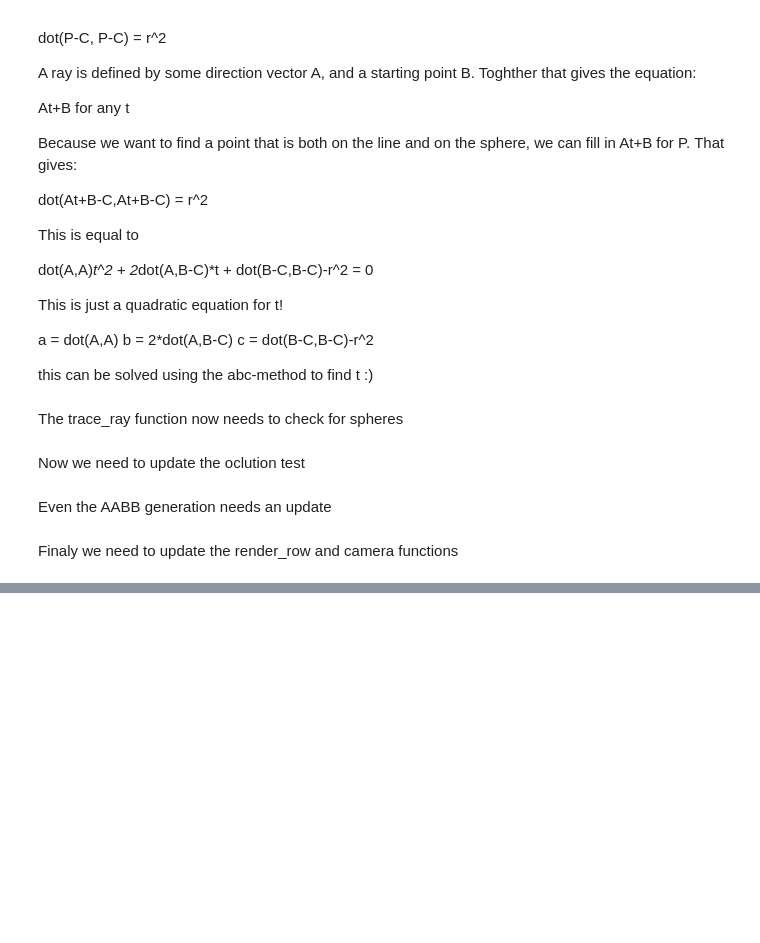
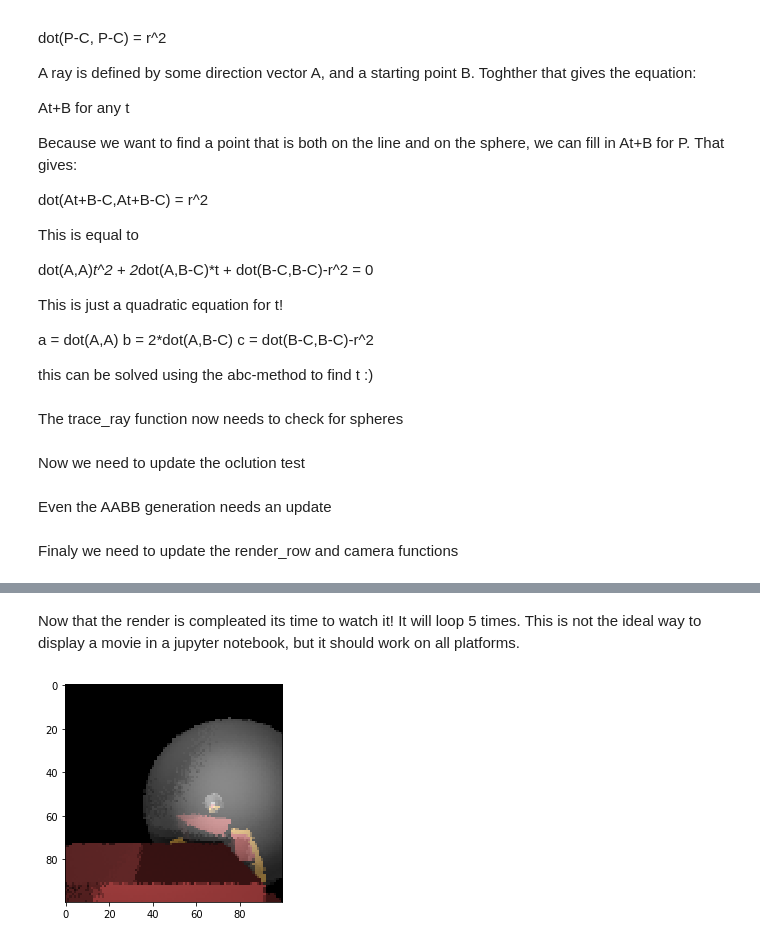
Before and after one commit to noahiscool13/PyRaytacerNotebook, a Jupyter notebook: Intro to raytracing in python.ipynb, the cells around one changed output, grey strips where cells are left out. Cells and saved outputs as stored; diff of their text form; code cells hidden in the pictures; blank space fills up the shorter version.

Commit message:
Add Part 10: Just like a movie, and a conclusion

```diff
--- a/Intro to raytracing in python.ipynb
+++ b/Intro to raytracing in python.ipynb
@@ -1628,0 +1676,12 @@ we will make a little animation!
+# %%
+SAMPLES_PER_PIXEL = 2
+FRAMES = 20
+DISTANCE = 2.5
+
+frames = []
+
+print("STARTING RENDER")
+
+for x in range(FRAMES):
+    frames.append(camera(Vec3(0,0,x/FRAMES*DISTANCE),100,100,60,triangles,spheres,lights))
+    print(f"Done frame: {x+1}/{FRAMES}")
@@ -1628,0 +1710,21 @@ we will make a little animation!
+# %% [markdown]
+Now that the render is compleated its time to watch it!
+It will loop 5 times.
+This is not the ideal way to display a movie in a jupyter notebook, but it should work on all platforms.
+# %%
+from IPython.display import clear_output
+from time import sleep
+
+plt.figure()
+for _ in range(5):
+    # Loop over all the frames
+    for i in range(FRAMES):
+        # Show the current frame
+        plt.imshow(frames[i])
+        plt.show()
+        # Wait a little bit, and clear the screen
+        sleep(0.04)
+
+        clear_output(wait=True)
+# %% [output]
+[figure, added]
```
Also changed, not shown: parts of 8 cells of this notebook, 1 other file.
